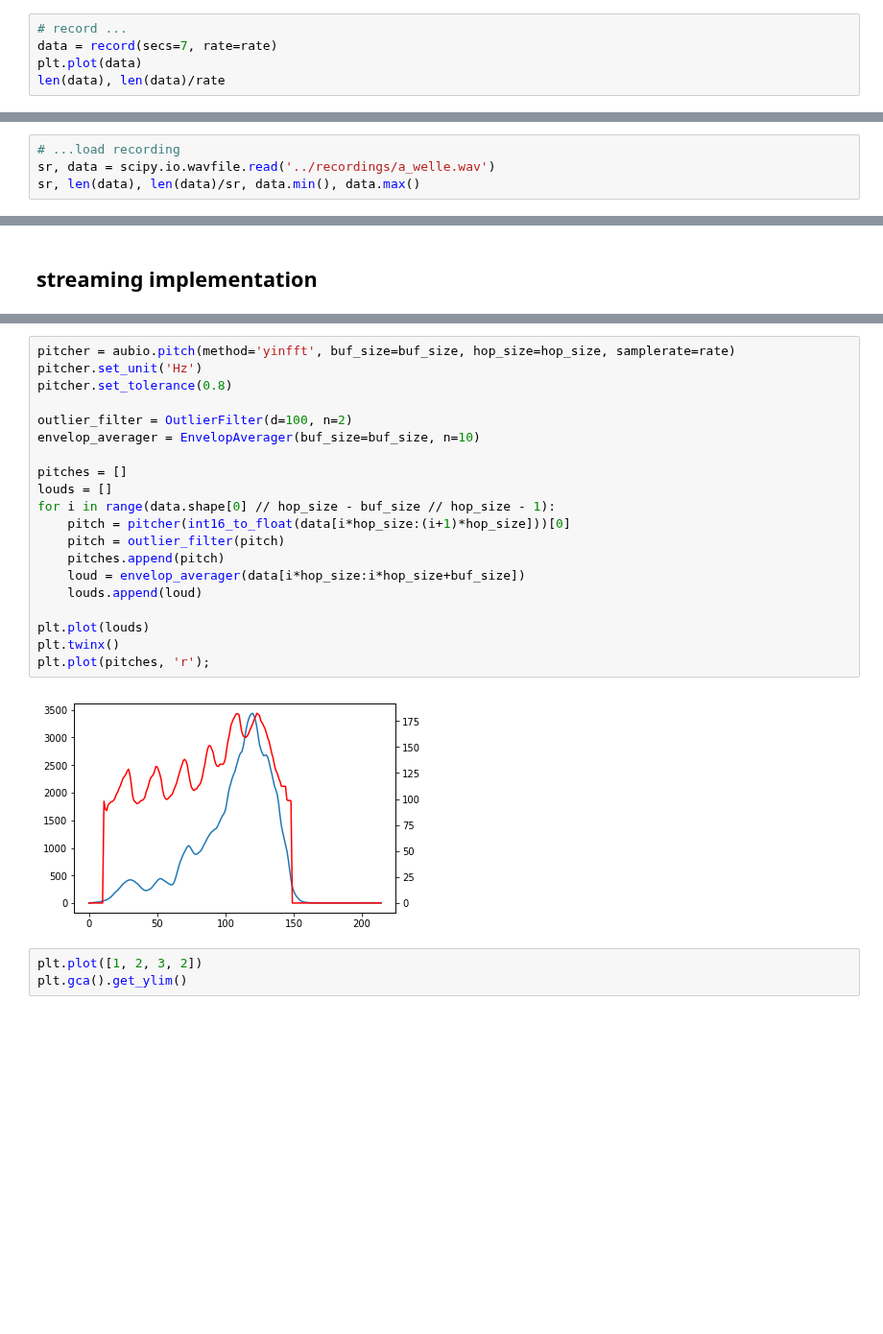
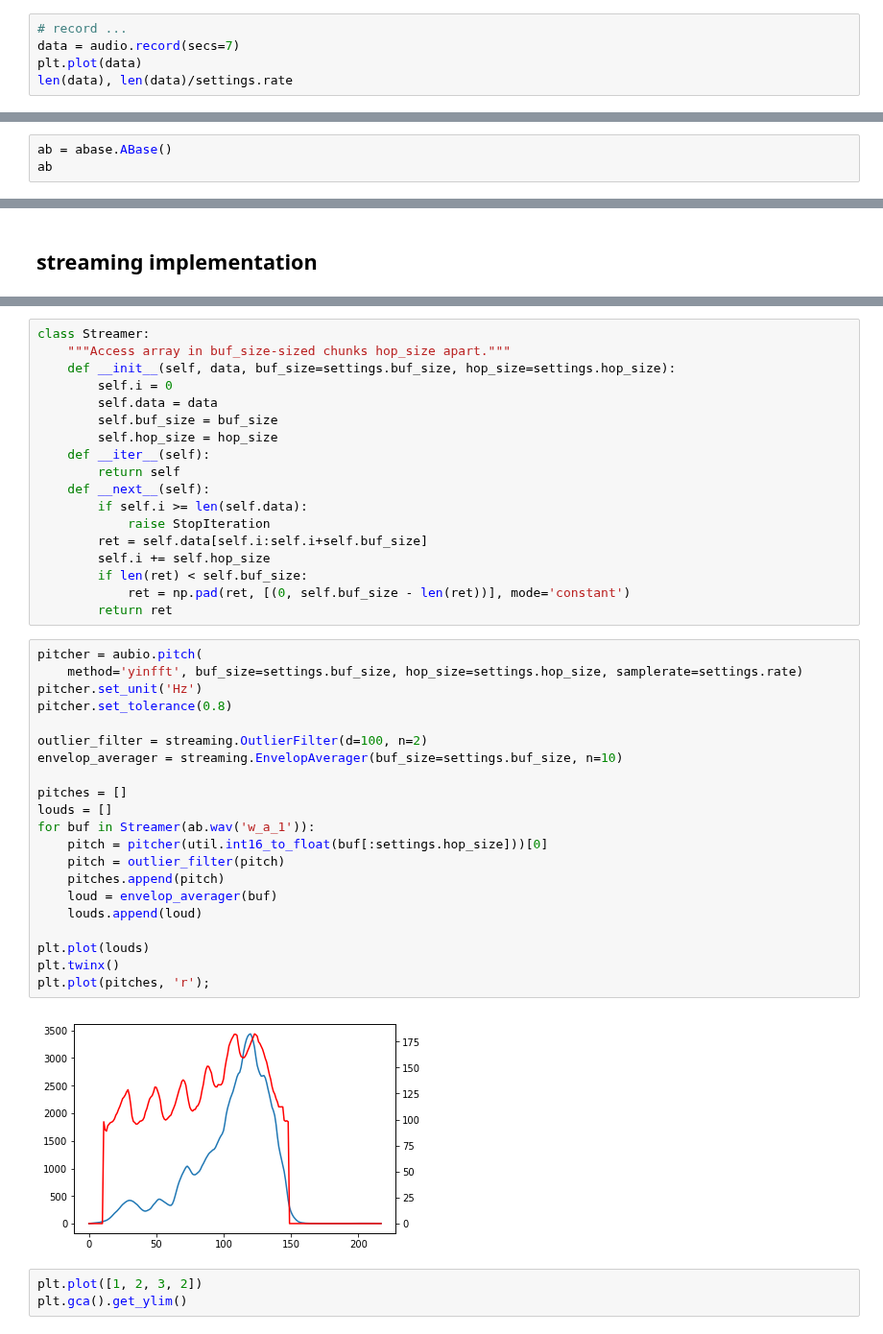
Before and after one commit to nuru-nu/moyo, a Jupyter notebook: notebooks/audio.ipynb, the cells around one changed output, grey strips where cells are left out. Shown at 96% size. Saved outputs shown, nothing was run; the diff lists cells and outputs as text; blank space fills up the shorter version.

```diff
--- a/notebooks/audio.ipynb
+++ b/notebooks/audio.ipynb
@@ -50,8 +48,8 @@ to_string()
 # %%
 # record ...
-data = record(secs=7, rate=rate)
+data = audio.record(secs=7)
 plt.plot(data)
-len(data), len(data)/rate
+len(data), len(data)/settings.rate
 # %% [output]
 * recording
 * done recording
@@ -79,7 +77,3 @@ scipy.io.wavfile.write('../recordings/t_a_5.wav', rate, data)
 -rw-rw-r-- 1 gabriel gabriel 219K Apr 11 00:08 ../recordings/t_p_3.wav
 -rw-rw-r-- 1 gabriel gabriel 219K Apr 11 00:08 ../recordings/t_p_4.wav
 -rw-rw-r-- 1 gabriel gabriel 219K Apr 11 00:08 ../recordings/t_p_5.wav
-# %%
-# ...load recording
-sr, data = scipy.io.wavfile.read('../recordings/a_welle.wav')
-sr, len(data), len(data)/sr, data.min(), data.max()
@@ -87,0 +80,3 @@ sr, len(data), len(data)/sr, data.min(), data.max()
+# %%
+ab = abase.ABase()
+ab
@@ -122,27 +112,46 @@ MovingAverage(n=2)([0, 1, 2, 2])
 # %% [output]
 array([0. , 0.5, 1. , 1. ])
+# %%
+class Streamer:
+    """Access array in buf_size-sized chunks hop_size apart."""
+    def __init__(self, data, buf_size=settings.buf_size, hop_size=settings.hop_size):
+        self.i = 0
+        self.data = data
+        self.buf_size = buf_size
+        self.hop_size = hop_size
+    def __iter__(self):
+        return self
+    def __next__(self):
+        if self.i >= len(self.data):
+            raise StopIteration
+        ret = self.data[self.i:self.i+self.buf_size]
+        self.i += self.hop_size
+        if len(ret) < self.buf_size:
+            ret = np.pad(ret, [(0, self.buf_size - len(ret))], mode='constant')
+        return ret
 # %%
-pitcher = aubio.pitch(method='yinfft', buf_size=buf_size, hop_size=hop_size, samplerate=rate)
+pitcher = aubio.pitch(
+    method='yinfft', buf_size=settings.buf_size, hop_size=settings.hop_size, samplerate=settings.rate)
 pitcher.set_unit('Hz')
 pitcher.set_tolerance(0.8)
 
-outlier_filter = OutlierFilter(d=100, n=2)
-envelop_averager = EnvelopAverager(buf_size=buf_size, n=10)
+outlier_filter = streaming.OutlierFilter(d=100, n=2)
+envelop_averager = streaming.EnvelopAverager(buf_size=settings.buf_size, n=10)
 
 pitches = []
 louds = []
-for i in range(data.shape[0] // hop_size - buf_size // hop_size - 1):
-    pitch = pitcher(int16_to_float(data[i*hop_size:(i+1)*hop_size]))[0]
+for buf in Streamer(ab.wav('w_a_1')):
+    pitch = pitcher(util.int16_to_float(buf[:settings.hop_size]))[0]
     pitch = outlier_filter(pitch)
     pitches.append(pitch)
-    loud = envelop_averager(data[i*hop_size:i*hop_size+buf_size])
+    loud = envelop_averager(buf)
     louds.append(loud)
 
 plt.plot(louds)
 plt.twinx()
 plt.plot(pitches, 'r');
 # %% [output]
-[figure, old version]
+[figure, new version]
 # %%
 plt.plot([1, 2, 3, 2])
 plt.gca().get_ylim()
```
Also changed, not shown: parts of 16 cells of this notebook, 8 other files.
